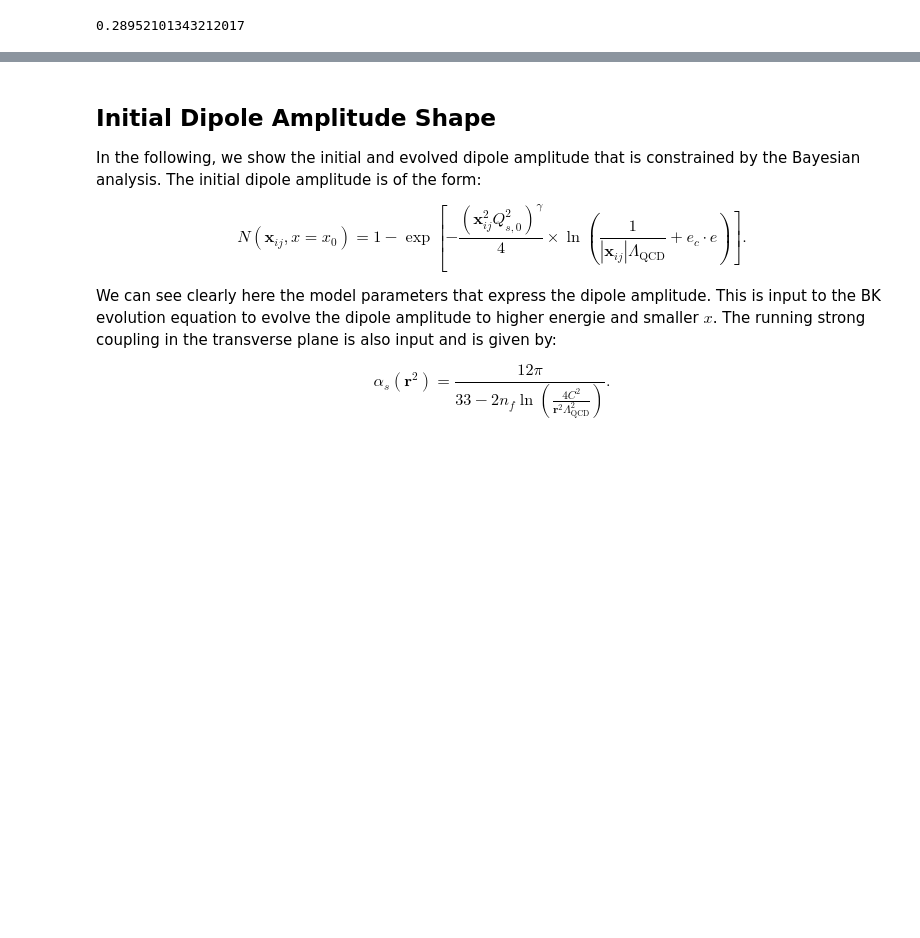
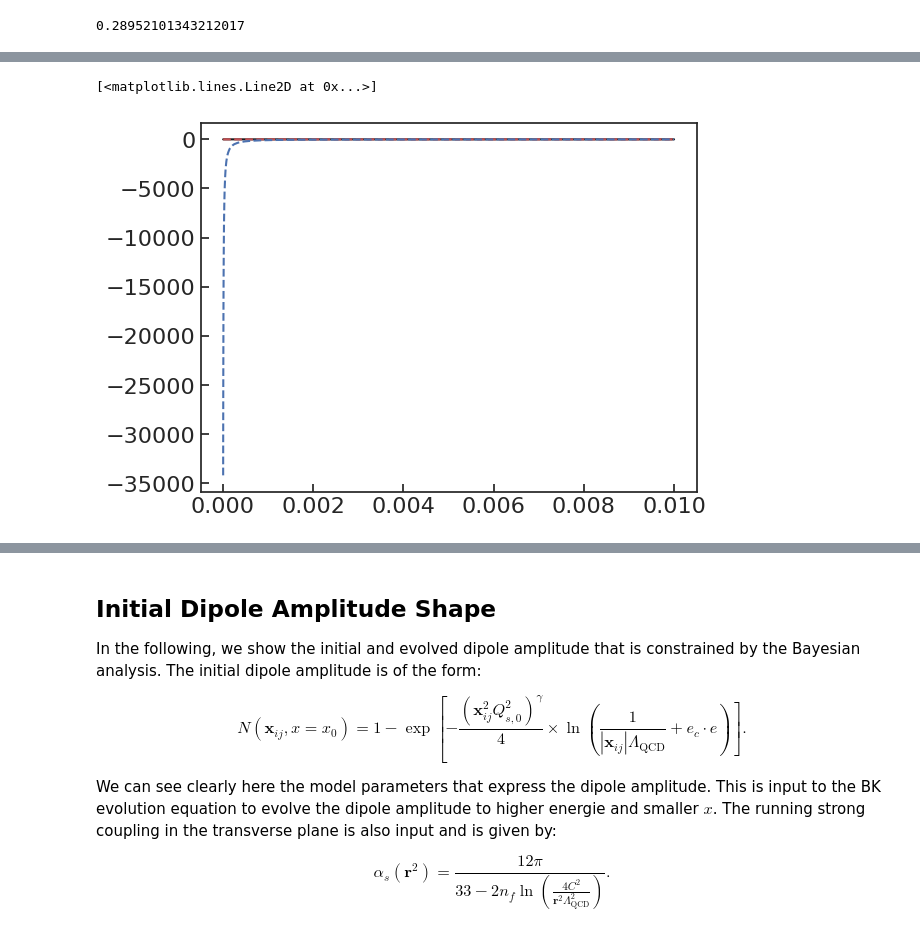
Before and after one commit to camcasuga/BayesianBK_results, a Jupyter notebook: analysis.ipynb, the cells around one changed output, grey strips where cells are left out. Drawn from its saved outputs; the diff is of its cells as text; code cells hidden in the pictures; blank space fills up the shorter version.

```diff
--- a/analysis.ipynb
+++ b/analysis.ipynb
@@ -318,7 +318,7 @@ In this work we define $ Q_{s,0}$ as the parameter related to, but not entirely
 # %%
 # solving for corresponding qs2
 from scipy.optimize import newton
-def f(x, qs02, gamma, e_c):
+def func_r(x, qs02, gamma, e_c):
     lambda_qcd = 0.241
     A = qs02**(gamma)/4
     B = 1/lambda_qcd
@@ -329,7 +329,7 @@ def f(x, qs02, gamma, e_c):
 gamma = 1.01 #1.01 #1.0 #1.0
 qs02 = 0.077 #0.067 #0.060 #0.061
 e_c = 15.6 #27.5 #38.9 #35.3
-r = newton(f, 0.1, args = (qs02, gamma, e_c))
+r = newton(func_r, 0.1, args = (qs02, gamma, e_c))
 qs2 = 2/r**2
 print(qs2)
 # %% [output]
@@ -338,0 +383,11 @@ print(qs2)
+# %%
+from scipy.interpolate import UnivariateSpline
+spl = UnivariateSpline(xs, mean, s = 0.0)
+spl_deriv = spl.derivative()
+spl_derivs  = spl_deriv(xs)
+plt.plot(xs, mean, color = 'k')
+plt.plot(xs, spl(xs), '--', color = 'r', label = "spline fit")
+plt.plot(xs, spl_derivs, '--', color = 'b', label = "spline derivative")
+# %% [output]
+[<matplotlib.lines.Line2D at 0x...>]
+[figure, added]
```
Also changed, not shown: parts of 4 cells of this notebook, 7 other files.
